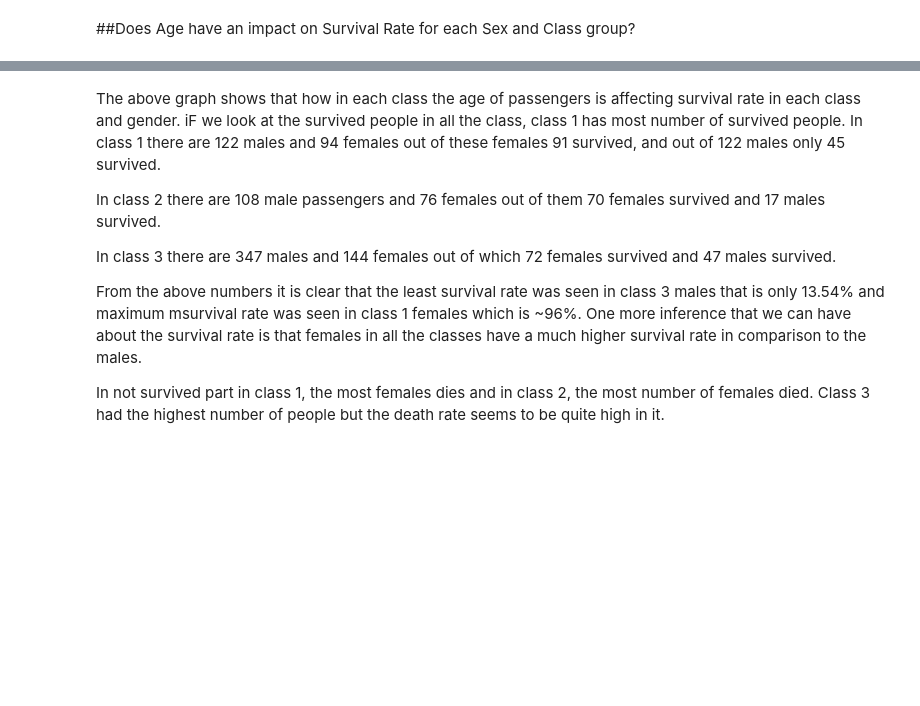
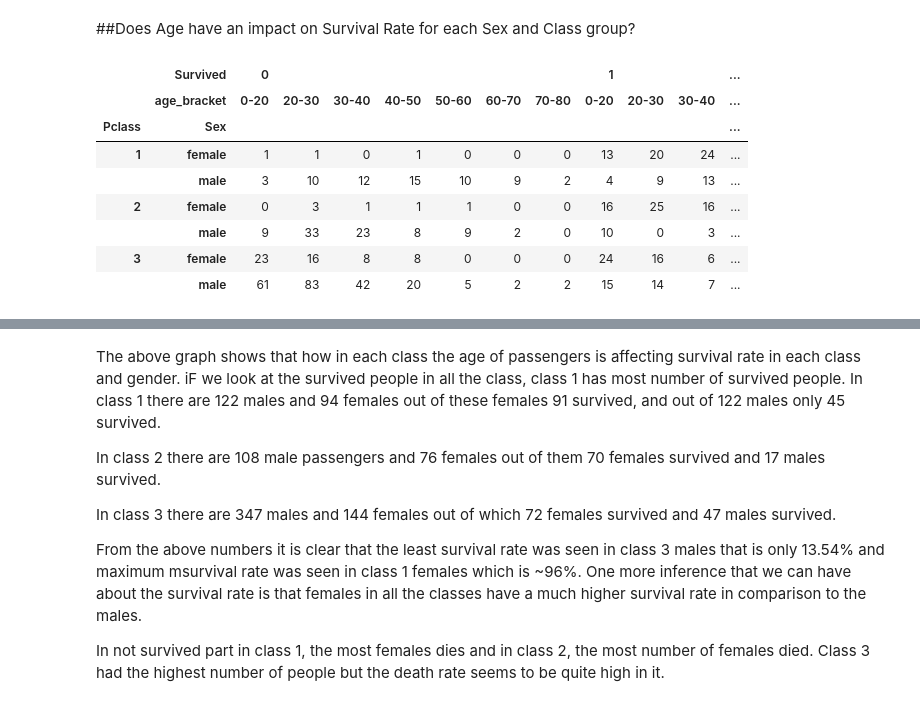
Before and after one commit to jyotima96/projects, a Jupyter notebook: titanic_eda.ipynb, the cells around one changed output, grey strips where cells are left out. Cells and saved outputs as stored; diff of their text form; code cells hidden in the pictures; blank space fills up the shorter version.

```diff
--- a/titanic_eda.ipynb
+++ b/titanic_eda.ipynb
@@ -341,5 +343,17 @@ df.Pclass.value_counts()
 Name: Pclass, dtype: int64
 # %% [markdown]
 ##Does Age have an impact on Survival Rate for each Sex and Class group?
+# %%
+pd.crosstab([df['Survived'],df['age_bracket']],[df['Pclass'],df['Sex']]).T
+# %% [output]
+|  | Survived | 0 |  |  |  |  |  |  | 1 |  |  | ... |
+|  | age_bracket | 0-20 | 20-30 | 30-40 | 40-50 | 50-60 | 60-70 | 70-80 | 0-20 | 20-30 | 30-40 | ... |
+| Pclass | Sex |  |  |  |  |  |  |  |  |  |  | ... |
+| 1 | female | 1 | 1 | 0 | 1 | 0 | 0 | 0 | 13 | 20 | 24 | ... |
+|  | male | 3 | 10 | 12 | 15 | 10 | 9 | 2 | 4 | 9 | 13 | ... |
+| 2 | female | 0 | 3 | 1 | 1 | 1 | 0 | 0 | 16 | 25 | 16 | ... |
+|  | male | 9 | 33 | 23 | 8 | 9 | 2 | 0 | 10 | 0 | 3 | ... |
+| 3 | female | 23 | 16 | 8 | 8 | 0 | 0 | 0 | 24 | 16 | 6 | ... |
+|  | male | 61 | 83 | 42 | 20 | 5 | 2 | 2 | 15 | 14 | 7 | ... |
 # %%
 grid = sns.FacetGrid(df, row='Pclass', col='Survived', size=3.2, aspect=1.6)
```
Also changed, not shown: parts of 2 cells of this notebook.
